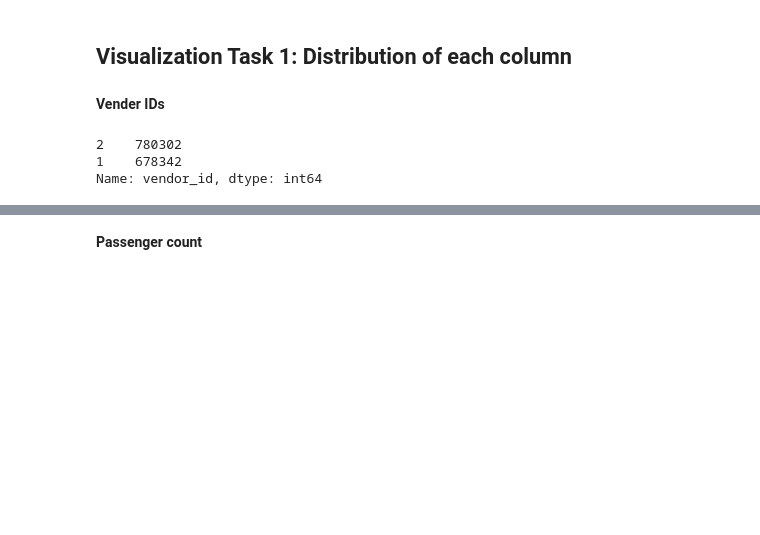
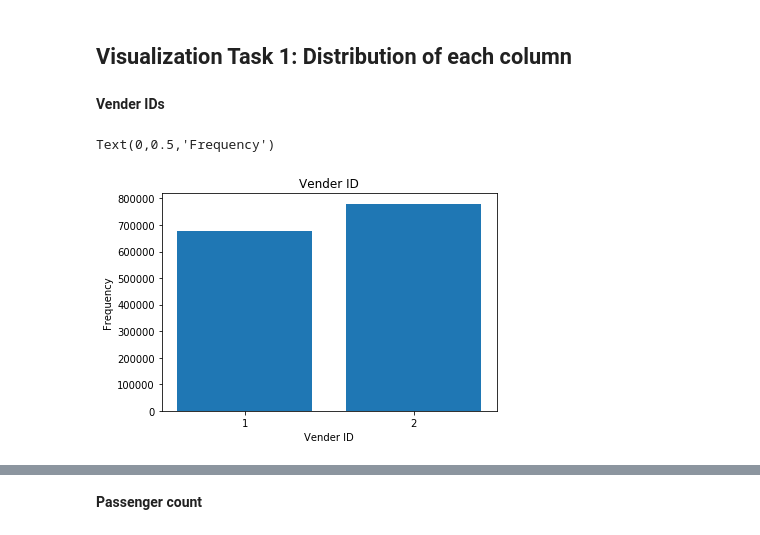
Before and after one commit to ch00226855/CMP464-Fall2019, a Jupyter notebook: Week7_Matplotlib_Part2.ipynb, the cells around one changed output, grey strips where cells are left out. Drawn from its saved outputs; the diff is of its cells as text; code cells hidden in the pictures; blank space fills up the shorter version.

```diff
--- a/Week7_Matplotlib_Part2.ipynb
+++ b/Week7_Matplotlib_Part2.ipynb
@@ -117,10 +117,18 @@ taxidata.describe()
 ## Visualization Task 1: Distribution of each column
 # %% [markdown]
 **Vender IDs**
-# %%
-# plt.hist(taxidata['vendor_id'])
-taxidata['vendor_id'].value_counts()
-# %% [output]
-2    780302
-1    678342
-Name: vendor_id, dtype: int64
+# %%
+# plt.hist(taxidata['vendor_id'])
+freqs = taxidata['vendor_id'].value_counts()
+# plt.bar(freqs.index, freqs.values)
+# plt.title("Vendor ID")
+fig = plt.figure()
+ax = fig.add_subplot(111)
+ax.set_title("Vender ID")
+ax.bar(freqs.index, freqs.values)
+ax.set_xticks([1, 2])
+ax.set_xlabel("Vender ID")
+ax.set_ylabel("Frequency")
+# %% [output]
+Text(0,0.5,'Frequency')
+[figure, added]
```
Also changed, not shown: parts of 12 cells of this notebook.
